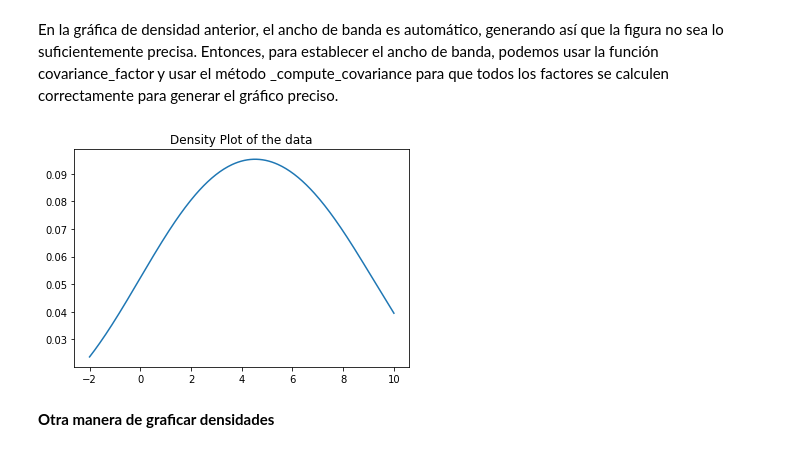
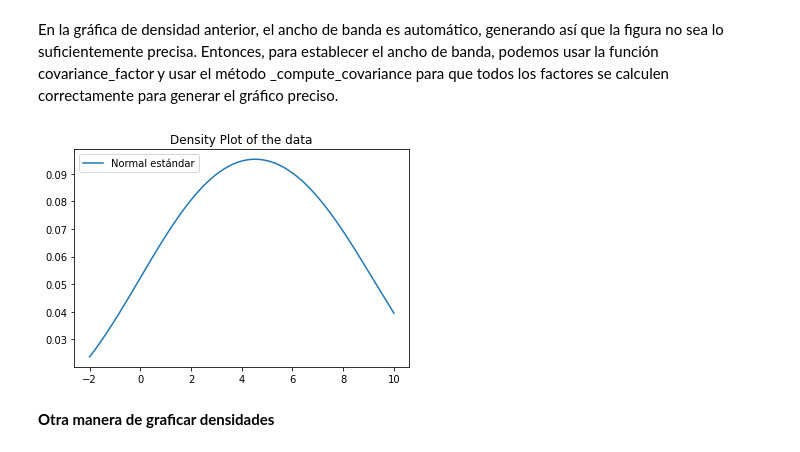
Before and after one commit to vichacker1234/Proyectos_IA, a Jupyter notebook: Libreria_matplot_lib.ipynb, the cells around one changed output. Saved outputs shown, nothing was run; the diff lists cells and outputs as text; code cells hidden in the pictures.

```diff
--- a/Libreria_matplot_lib.ipynb
+++ b/Libreria_matplot_lib.ipynb
@@ -586,20 +586,21 @@ En la gráfica de densidad anterior, el ancho de banda es automático, generando
 # %%
 #Se define el conjunto de datos
 data_1 = [1,1,1,1,1,3,3,3,3,4,5,6,7,8,8,8,8,9,5,55,5,5,6]
 #Se usa el método de estimación kernel gaussiano
 prob_density = kde.gaussian_kde(data_1)
 #Se establece un nuevo ancho de banda para la estimación kernel
 prob_density.covariance_factor = lambda : .25
 prob_density._compute_covariance()
 
 x = np.linspace(-2,10,300)
 y=prob_density(x)
 
-plt.plot(x,y)
+plt.plot(x,y,label='Normal estándar')
 plt.title("Density Plot of the data")
+plt.legend()
 plt.show()
 # %% [output]
-[figure, old version]
+[figure, new version]
 # %% [markdown]
 **Otra manera de graficar densidades**
 # %%
```
Also changed, not shown: parts of 3 cells of this notebook.
